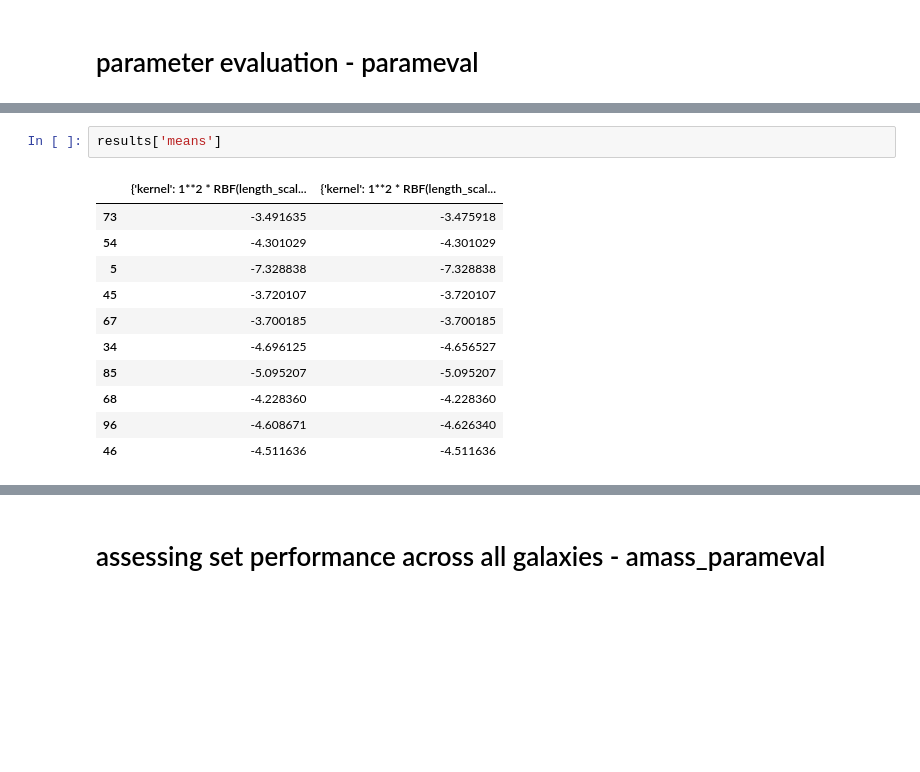
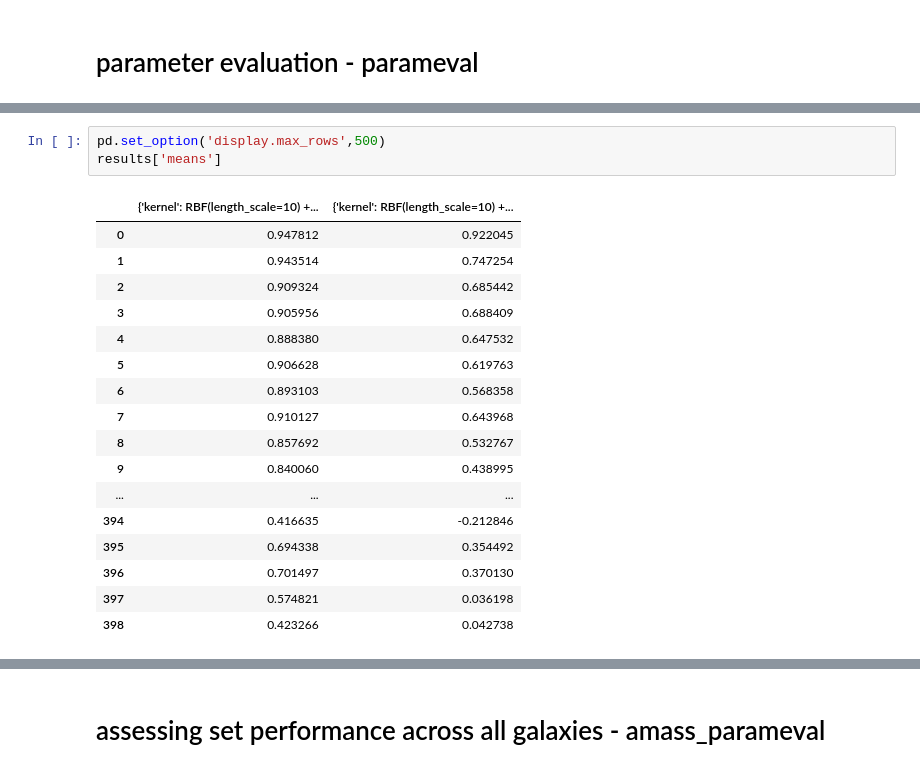
Before and after one commit to gavrodge/shp, a Jupyter notebook: useGPRuning.ipynb, the cells around one changed output, grey strips where cells are left out. Drawn from its saved outputs; the diff is of its cells as text; blank space fills up the shorter version.

```diff
--- a/useGPRuning.ipynb
+++ b/useGPRuning.ipynb
@@ -100,17 +137,24 @@ results=gt.parameval(model=gpr,parameters=parameters,splits=3)
-# %%
-results['means']
-# %% [output]
-|  | {'kernel': 1**2 * RBF(length_scal... | {'kernel': 1**2 * RBF(length_scal... |
-| 73 | -3.491635 | -3.475918 |
-| 54 | -4.301029 | -4.301029 |
-| 5 | -7.328838 | -7.328838 |
-| 45 | -3.720107 | -3.720107 |
-| 67 | -3.700185 | -3.700185 |
-| 34 | -4.696125 | -4.656527 |
-| 85 | -5.095207 | -5.095207 |
-| 68 | -4.228360 | -4.228360 |
-| 96 | -4.608671 | -4.626340 |
-| 46 | -4.511636 | -4.511636 |
+# %%
+pd.set_option('display.max_rows',500)
+results['means']
+# %% [output]
+|  | {'kernel': RBF(length_scale=10) +... | {'kernel': RBF(length_scale=10) +... |
+| 0 | 0.947812 | 0.922045 |
+| 1 | 0.943514 | 0.747254 |
+| 2 | 0.909324 | 0.685442 |
+| 3 | 0.905956 | 0.688409 |
+| 4 | 0.888380 | 0.647532 |
+| 5 | 0.906628 | 0.619763 |
+| 6 | 0.893103 | 0.568358 |
+| 7 | 0.910127 | 0.643968 |
+| 8 | 0.857692 | 0.532767 |
+| 9 | 0.840060 | 0.438995 |
+| ... | ... | ... |
+| 394 | 0.416635 | -0.212846 |
+| 395 | 0.694338 | 0.354492 |
+| 396 | 0.701497 | 0.370130 |
+| 397 | 0.574821 | 0.036198 |
+| 398 | 0.423266 | 0.042738 |
 # %%
 results['stds']
 # %% [output]
```
Also changed, not shown: parts of 21 cells of this notebook, 7 other files.
